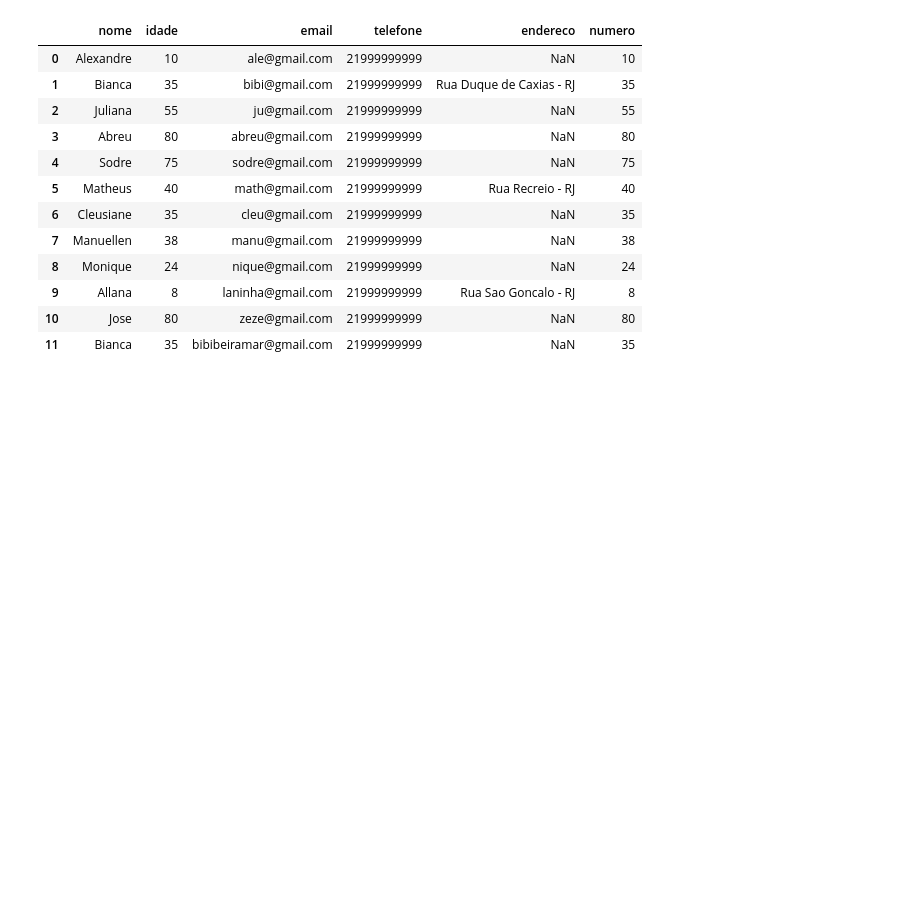
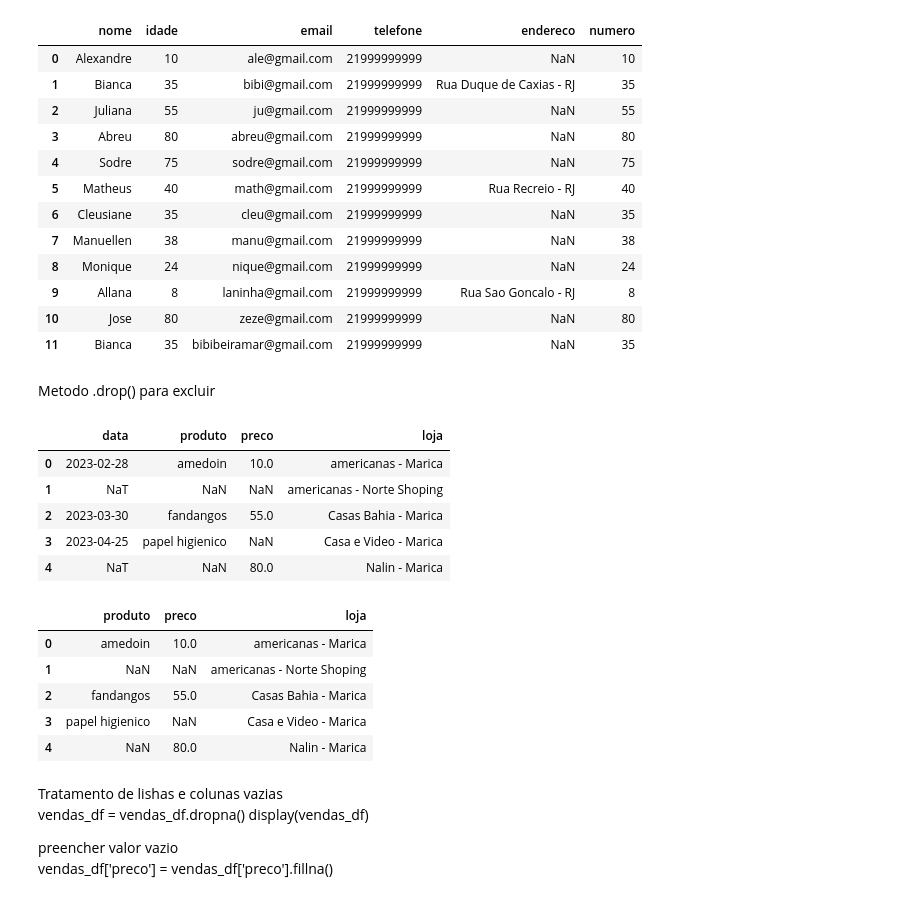
Before and after one commit to HunterLowBit/Facauldade_2023, a Jupyter notebook: Testes/Monitoria/index.ipynb, the cells around one changed output. Drawn from its saved outputs; the diff is of its cells as text; code cells hidden in the pictures; blank space fills up the shorter version.

```diff
--- a/Testes/Monitoria/index.ipynb
+++ b/Testes/Monitoria/index.ipynb
@@ -176,3 +180,31 @@ display(Tabela_cadastro)
 | 9 | Allana | 8 | laninha@gmail.com | 21999999999 | Rua Sao Goncalo - RJ | 8 |
 | 10 | Jose | 80 | zeze@gmail.com | 21999999999 | NaN | 80 |
 | 11 | Bianca | 35 | bibibeiramar@gmail.com | 21999999999 | NaN | 35 |
+# %% [markdown]
+Metodo .drop() para excluir
+# %%
+vendas_df = pd.read_excel('vendas.xlsx')
+display(vendas_df)
+
+vendas_df = vendas_df.drop('data',axis=1)
+display(vendas_df)
+# %% [output]
+|  | data | produto | preco | loja |
+| 0 | 2023-02-28 | amedoin | 10.0 | americanas - Marica |
+| 1 | NaT | NaN | NaN | americanas - Norte Shoping |
+| 2 | 2023-03-30 | fandangos | 55.0 | Casas Bahia - Marica |
+| 3 | 2023-04-25 | papel higienico | NaN | Casa e Video - Marica |
+| 4 | NaT | NaN | 80.0 | Nalin - Marica |
+|  | produto | preco | loja |
+| 0 | amedoin | 10.0 | americanas - Marica |
+| 1 | NaN | NaN | americanas - Norte Shoping |
+| 2 | fandangos | 55.0 | Casas Bahia - Marica |
+| 3 | papel higienico | NaN | Casa e Video - Marica |
+| 4 | NaN | 80.0 | Nalin - Marica |
+# %% [markdown]
+Tratamento de lishas e colunas vazias
+vendas_df = vendas_df.dropna()
+display(vendas_df)
+
+preencher valor vazio
+vendas_df['preco'] = vendas_df['preco'].fillna()
```
Also changed, not shown: parts of 9 cells of this notebook, 1 other file.
